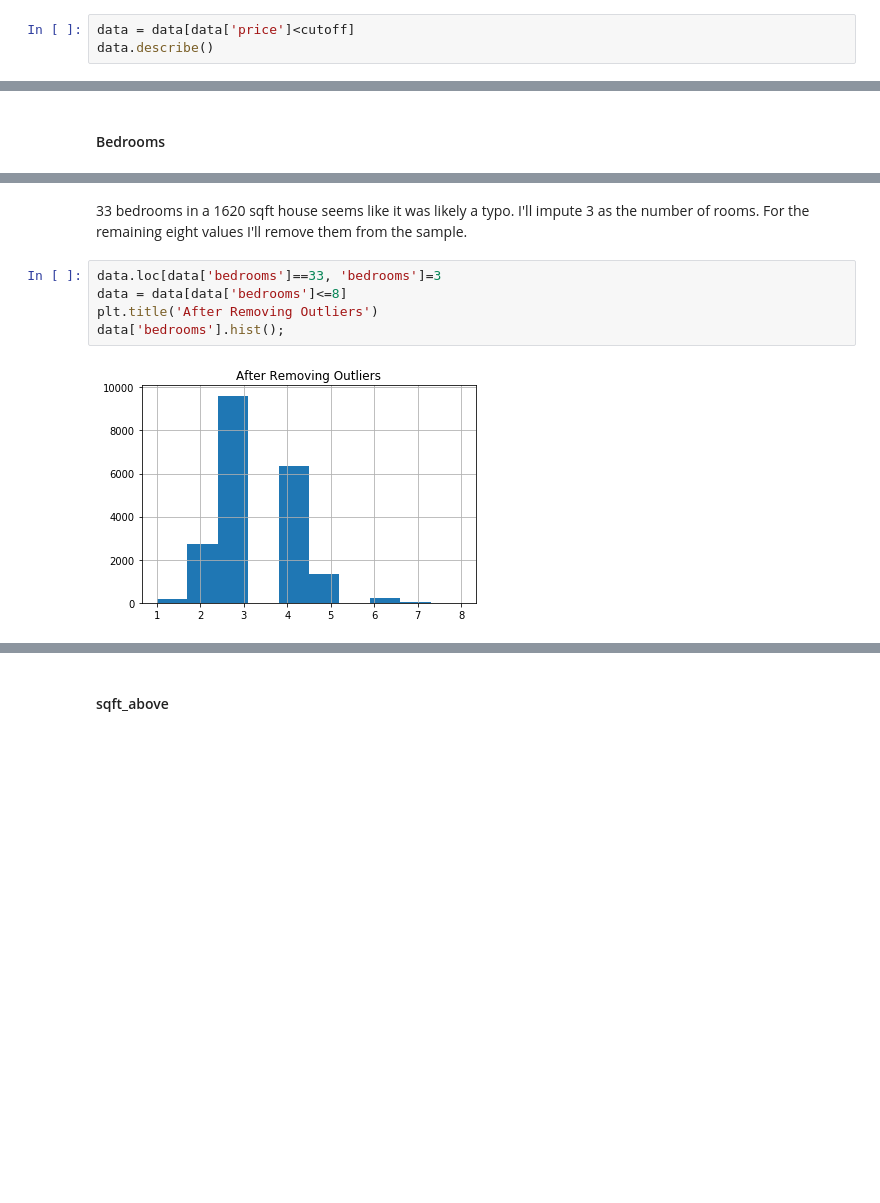
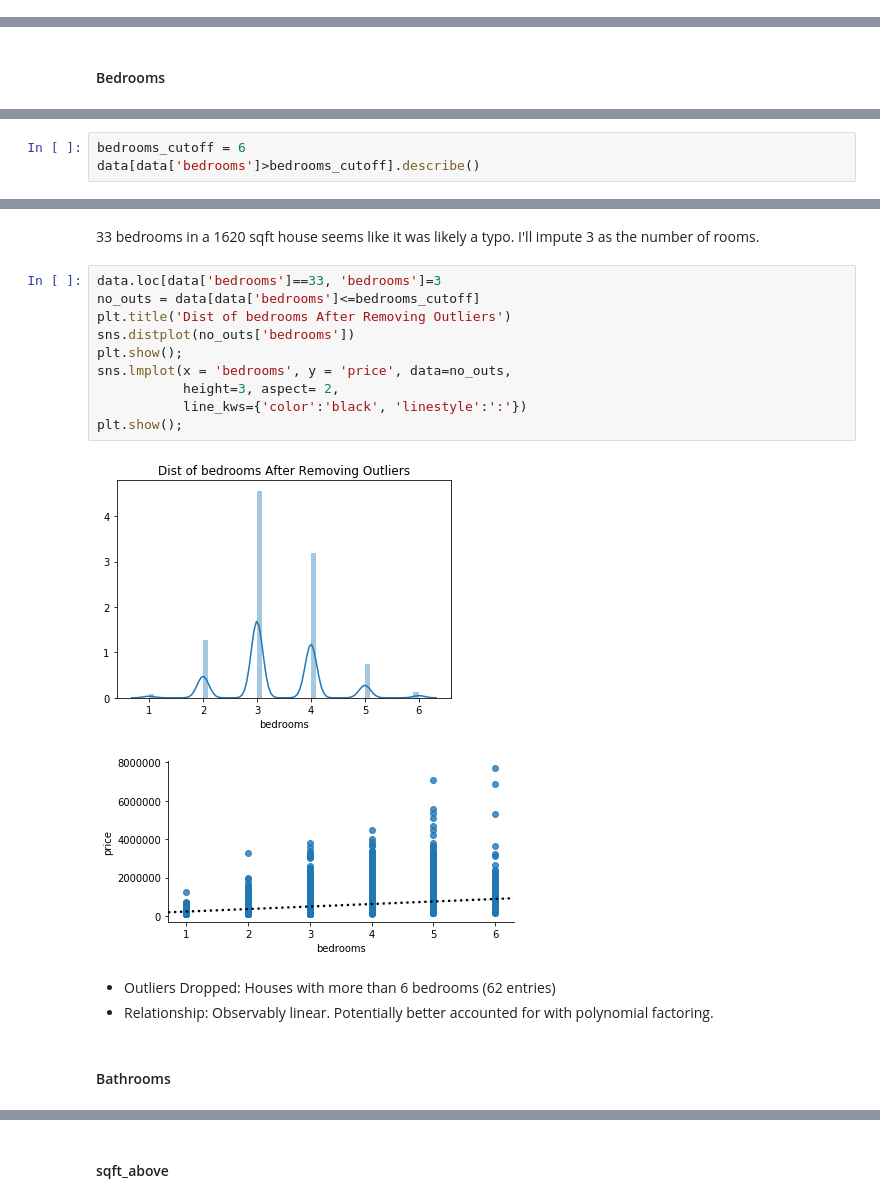
Before and after one commit to shsobieski/Housing-Valuation-Tool, a Jupyter notebook: ProjectNotebook.ipynb, the cells around one changed output, grey strips where cells are left out. Drawn from its saved outputs; the diff is of its cells as text; blank space fills up the shorter version.

```diff
--- a/ProjectNotebook.ipynb
+++ b/ProjectNotebook.ipynb
@@ -116,3 +115,0 @@ It appears there are some significant outliers causing right leaning skew in the
-# %%
-data = data[data['price']<cutoff]
-data.describe()
@@ -149,0 +126,3 @@ data[data['bedrooms']>8]
+# %%
+bedrooms_cutoff = 6
+data[data['bedrooms']>bedrooms_cutoff].describe()
@@ -150,9 +139,20 @@ data[data['bedrooms']>8]
 # %% [markdown]
-33 bedrooms in a 1620 sqft house seems like it was likely a typo. I'll impute 3 as the number of rooms. For the remaining eight values I'll remove them from the sample.
+33 bedrooms in a 1620 sqft house seems like it was likely a typo. I'll impute 3 as the number of rooms.
 # %%
 data.loc[data['bedrooms']==33, 'bedrooms']=3
-data = data[data['bedrooms']<=8]
-plt.title('After Removing Outliers')
-data['bedrooms'].hist();
+no_outs = data[data['bedrooms']<=bedrooms_cutoff]
+plt.title('Dist of bedrooms After Removing Outliers')
+sns.distplot(no_outs['bedrooms'])
+plt.show();
+sns.lmplot(x = 'bedrooms', y = 'price', data=no_outs,
+           height=3, aspect= 2,
+           line_kws={'color':'black', 'linestyle':':'})
+plt.show();
 # %% [output]
-[figure, old version]
+[figure, new version]
+[figure, added]
+# %% [markdown]
+- Outliers Dropped: Houses with more than 6 bedrooms (62 entries)
+- Relationship: Observably linear. Potentially better accounted for with polynomial factoring.
+# %% [markdown]
+#### Bathrooms
```
Also changed, not shown: parts of 132 cells of this notebook, 1 other file.
